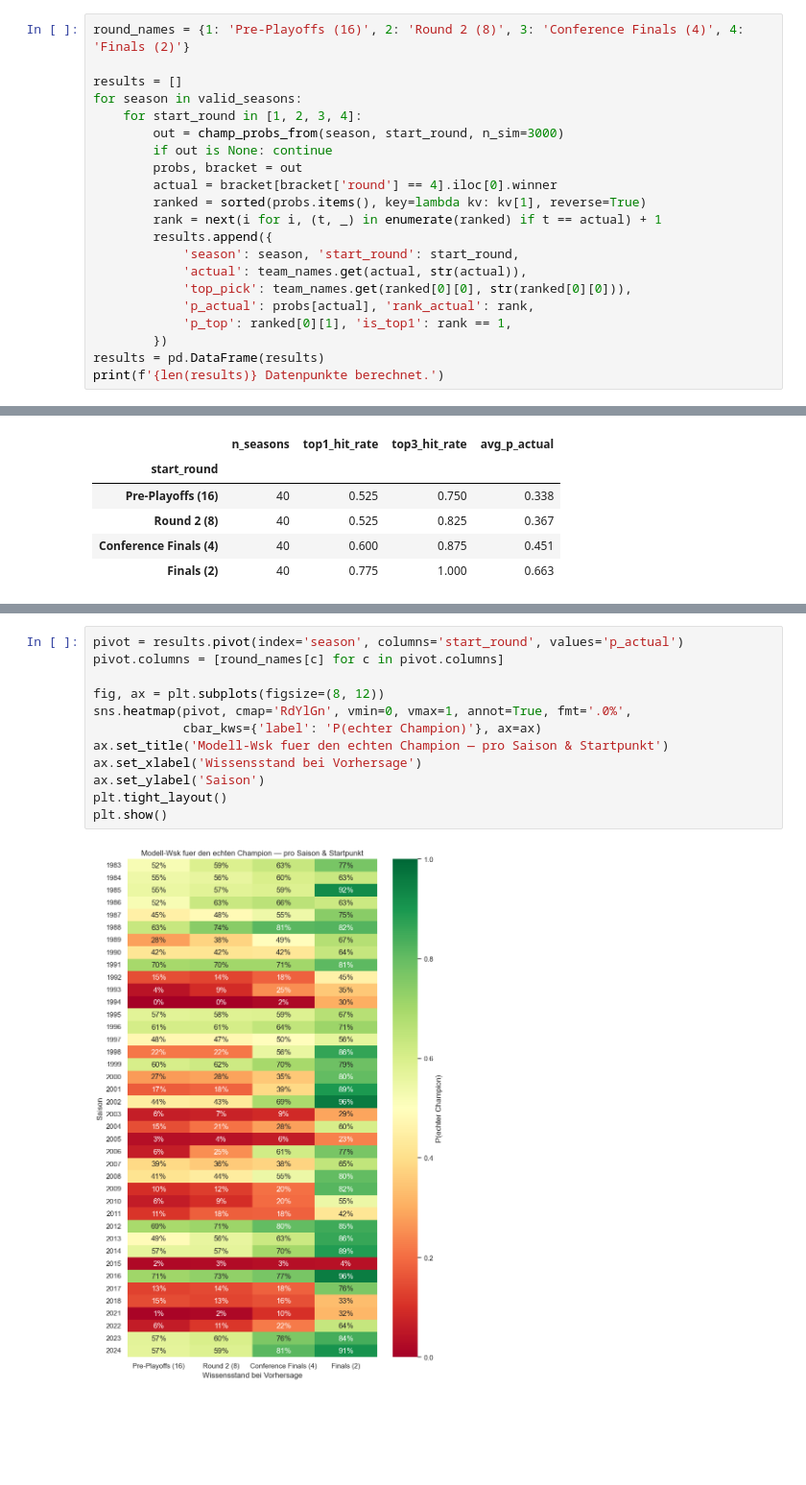
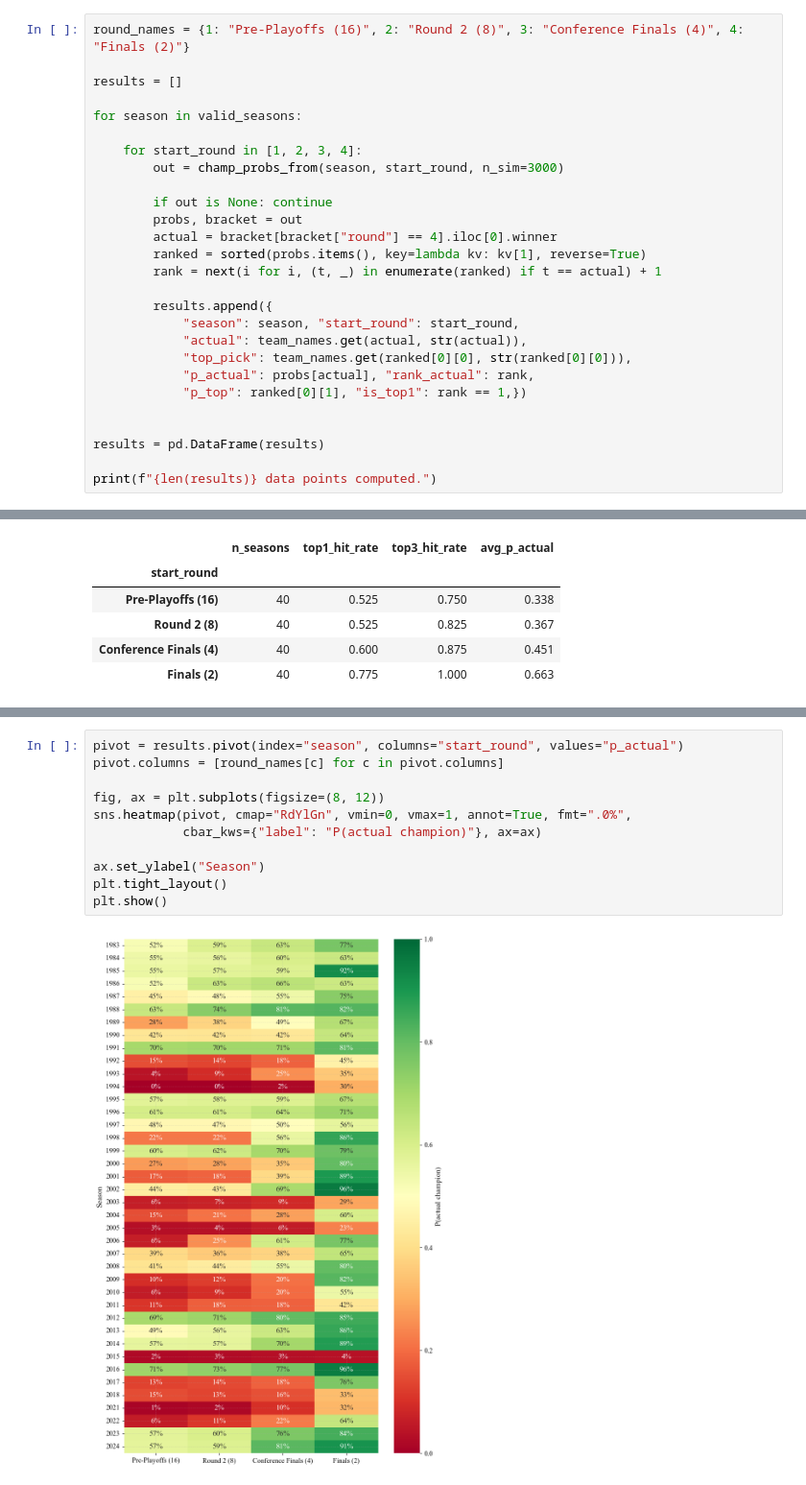
Before and after one commit to klp-data/nba-game-predictor, a Jupyter notebook: notebooks/09_conditional_predictions.ipynb, the cells around one changed output, grey strips where cells are left out. Shown at 96% size. Saved outputs shown, nothing was run; the diff lists cells and outputs as text; blank space fills up the shorter version.

```diff
--- a/notebooks/09_conditional_predictions.ipynb
+++ b/notebooks/09_conditional_predictions.ipynb
@@ -160,22 +169,28 @@ print(f'{len(results)} Datenpunkte berechnet.')
 # %%
-round_names = {1: 'Pre-Playoffs (16)', 2: 'Round 2 (8)', 3: 'Conference Finals (4)', 4: 'Finals (2)'}
+round_names = {1: "Pre-Playoffs (16)", 2: "Round 2 (8)", 3: "Conference Finals (4)", 4: "Finals (2)"}
 
 results = []
+
 for season in valid_seasons:
+
     for start_round in [1, 2, 3, 4]:
         out = champ_probs_from(season, start_round, n_sim=3000)
+
         if out is None: continue
         probs, bracket = out
-        actual = bracket[bracket['round'] == 4].iloc[0].winner
+        actual = bracket[bracket["round"] == 4].iloc[0].winner
         ranked = sorted(probs.items(), key=lambda kv: kv[1], reverse=True)
         rank = next(i for i, (t, _) in enumerate(ranked) if t == actual) + 1
+
         results.append({
-            'season': season, 'start_round': start_round,
-            'actual': team_names.get(actual, str(actual)),
-            'top_pick': team_names.get(ranked[0][0], str(ranked[0][0])),
-            'p_actual': probs[actual], 'rank_actual': rank,
-            'p_top': ranked[0][1], 'is_top1': rank == 1,
-        })
+            "season": season, "start_round": start_round,
+            "actual": team_names.get(actual, str(actual)),
+            "top_pick": team_names.get(ranked[0][0], str(ranked[0][0])),
+            "p_actual": probs[actual], "rank_actual": rank,
+            "p_top": ranked[0][1], "is_top1": rank == 1,})
+
+
 results = pd.DataFrame(results)
-print(f'{len(results)} Datenpunkte berechnet.')
+
+print(f"{len(results)} data points computed.")
 # %% [output]
@@ -233,15 +268,14 @@ Heatmap: jede Zeile = Saison, jede Spalte = Startpunkt, Farbe = wieviel Wahrsche
 # %%
-pivot = results.pivot(index='season', columns='start_round', values='p_actual')
+pivot = results.pivot(index="season", columns="start_round", values="p_actual")
 pivot.columns = [round_names[c] for c in pivot.columns]
 
 fig, ax = plt.subplots(figsize=(8, 12))
-sns.heatmap(pivot, cmap='RdYlGn', vmin=0, vmax=1, annot=True, fmt='.0%',
-            cbar_kws={'label': 'P(echter Champion)'}, ax=ax)
-ax.set_title('Modell-Wsk fuer den echten Champion — pro Saison & Startpunkt')
-ax.set_xlabel('Wissensstand bei Vorhersage')
-ax.set_ylabel('Saison')
+sns.heatmap(pivot, cmap="RdYlGn", vmin=0, vmax=1, annot=True, fmt=".0%",
+            cbar_kws={"label": "P(actual champion)"}, ax=ax)
+
+ax.set_ylabel("Season")
 plt.tight_layout()
 plt.show()
 # %% [output]
-[figure, old version]
+[figure, new version]
 # %% [markdown]
```
Also changed, not shown: parts of 16 cells of this notebook, 2 other files.
